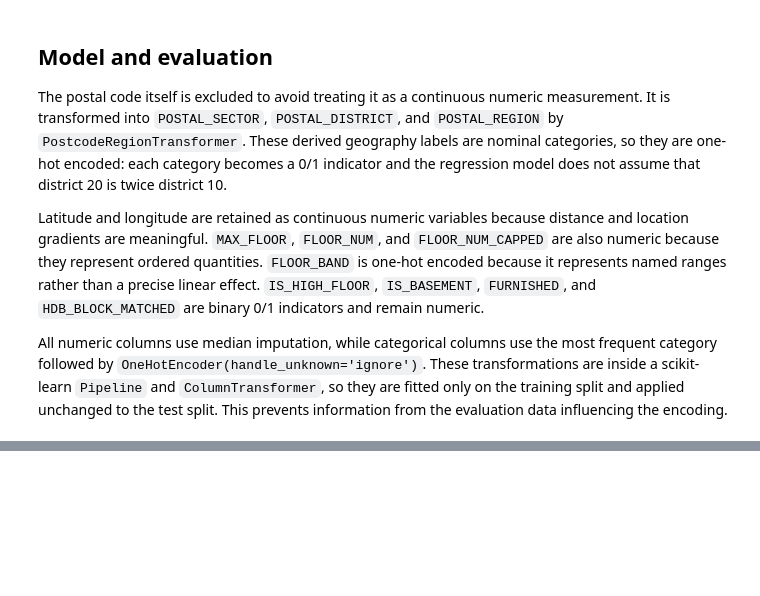
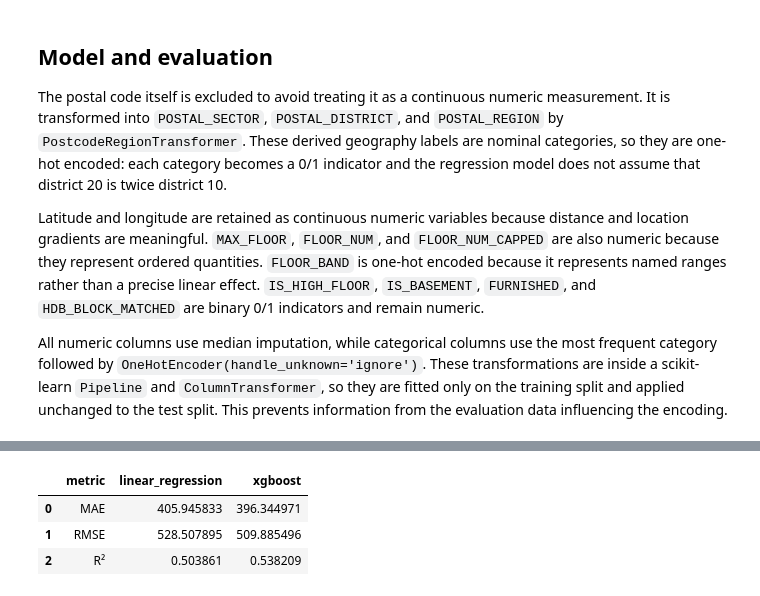
Before and after one commit to elijahkzy/CS5228-project, a Jupyter notebook: models/basic models/linear regression + geo encoding/linear_regression_geo_encoding.ipynb, the cells around one changed output, grey strips where cells are left out. Cells and saved outputs as stored; diff of their text form; code cells hidden in the pictures; blank space fills up the shorter version.

```diff
--- a/models/basic models/linear regression + geo encoding/linear_regression_geo_encoding.ipynb
+++ b/models/basic models/linear regression + geo encoding/linear_regression_geo_encoding.ipynb
@@ -121,0 +184,29 @@ Train rows: 119,487; test rows: 29,872
+# %%
+from xgboost import XGBRegressor
+
+X_train_encoded = model.named_steps['preprocessor'].transform(X_train)
+X_test_encoded = model.named_steps['preprocessor'].transform(X_test)
+xgb_model = XGBRegressor(
+    n_estimators=300,
+    max_depth=6,
+    learning_rate=0.05,
+    subsample=0.8,
+    colsample_bytree=0.8,
+    objective='reg:squarederror',
+    eval_metric='rmse',
+    random_state=42,
+    n_jobs=2,
+)
+xgb_model.fit(X_train_encoded, y_train)
+xgb_predictions = xgb_model.predict(X_test_encoded)
+xgb_metrics = pd.DataFrame({
+    'metric': ['MAE', 'RMSE', 'R²'],
+    'linear_regression': [mean_absolute_error(y_test, predictions), np.sqrt(mean_squared_error(y_test, predictions)), r2_score(y_test, predictions)],
+    'xgboost': [mean_absolute_error(y_test, xgb_predictions), np.sqrt(mean_squared_error(y_test, xgb_predictions)), r2_score(y_test, xgb_predictions)],
+})
+xgb_metrics
+# %% [output]
+|  | metric | linear_regression | xgboost |
+| 0 | MAE | 405.945833 | 396.344971 |
+| 1 | RMSE | 528.507895 | 509.885496 |
+| 2 | R² | 0.503861 | 0.538209 |
```
Also changed, not shown: parts of 5 cells of this notebook, 1 other file.
